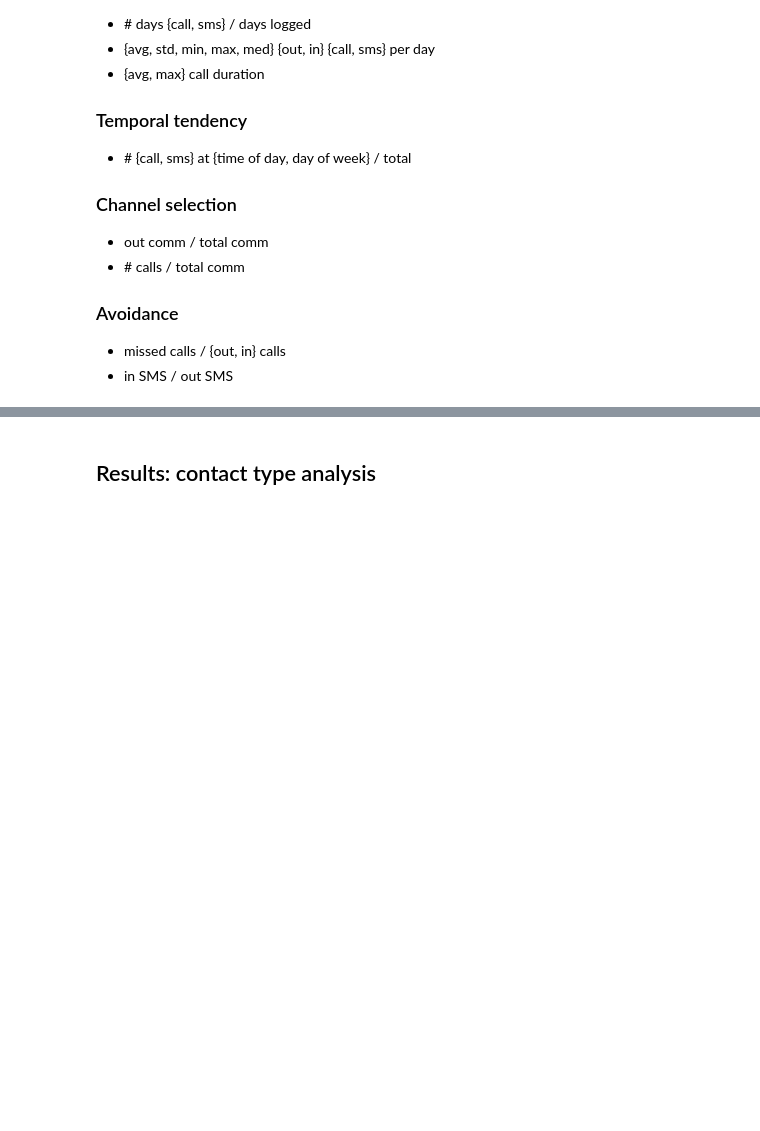
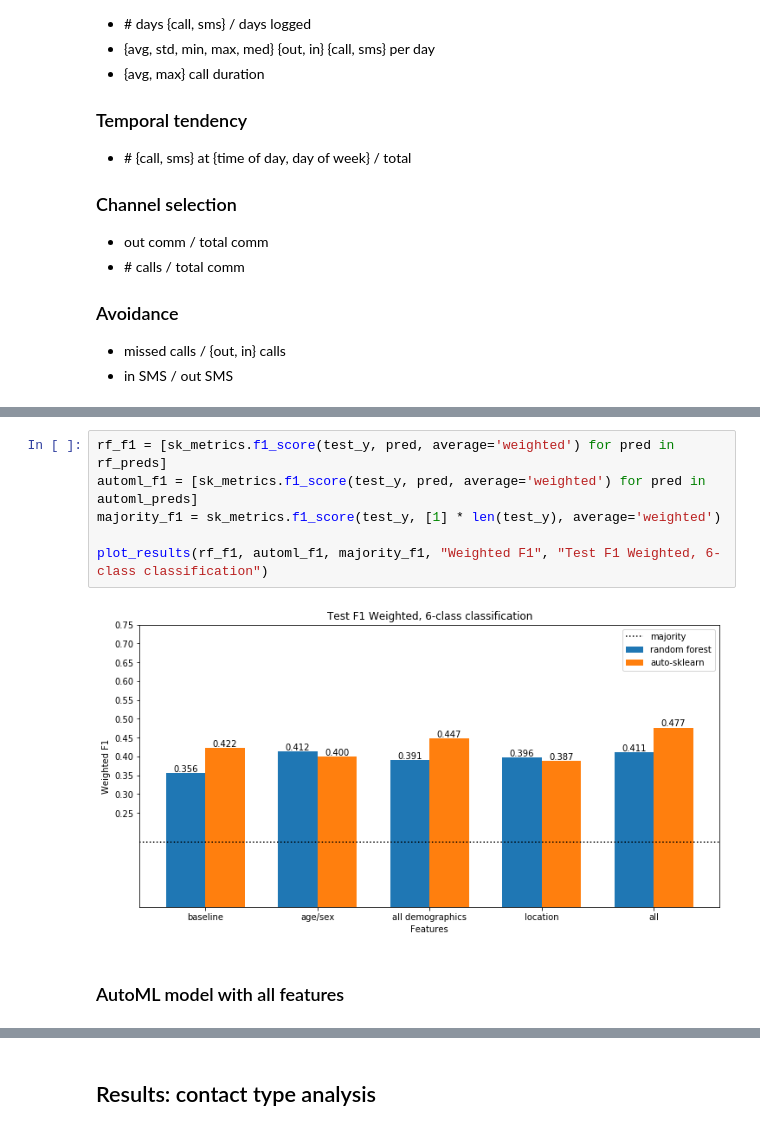
Before and after one commit to tliu526/relationship-prediction, a Jupyter notebook: notebooks/relationship_prediction.ipynb, the cells around one changed output, grey strips where cells are left out. Cells and saved outputs as stored; diff of their text form; blank space fills up the shorter version.

```diff
--- a/notebooks/relationship_prediction.ipynb
+++ b/notebooks/relationship_prediction.ipynb
@@ -170,0 +285,10 @@ plt.show()
+# %%
+rf_f1 = [sk_metrics.f1_score(test_y, pred, average='weighted') for pred in rf_preds]
+automl_f1 = [sk_metrics.f1_score(test_y, pred, average='weighted') for pred in automl_preds]
+majority_f1 = sk_metrics.f1_score(test_y, [1] * len(test_y), average='weighted')
+
+plot_results(rf_f1, automl_f1, majority_f1, "Weighted F1", "Test F1 Weighted, 6-class classification")
+# %% [output]
+[figure, added]
+# %% [markdown]
+### AutoML model with all features
```
Also changed, not shown: parts of 22 cells of this notebook.
